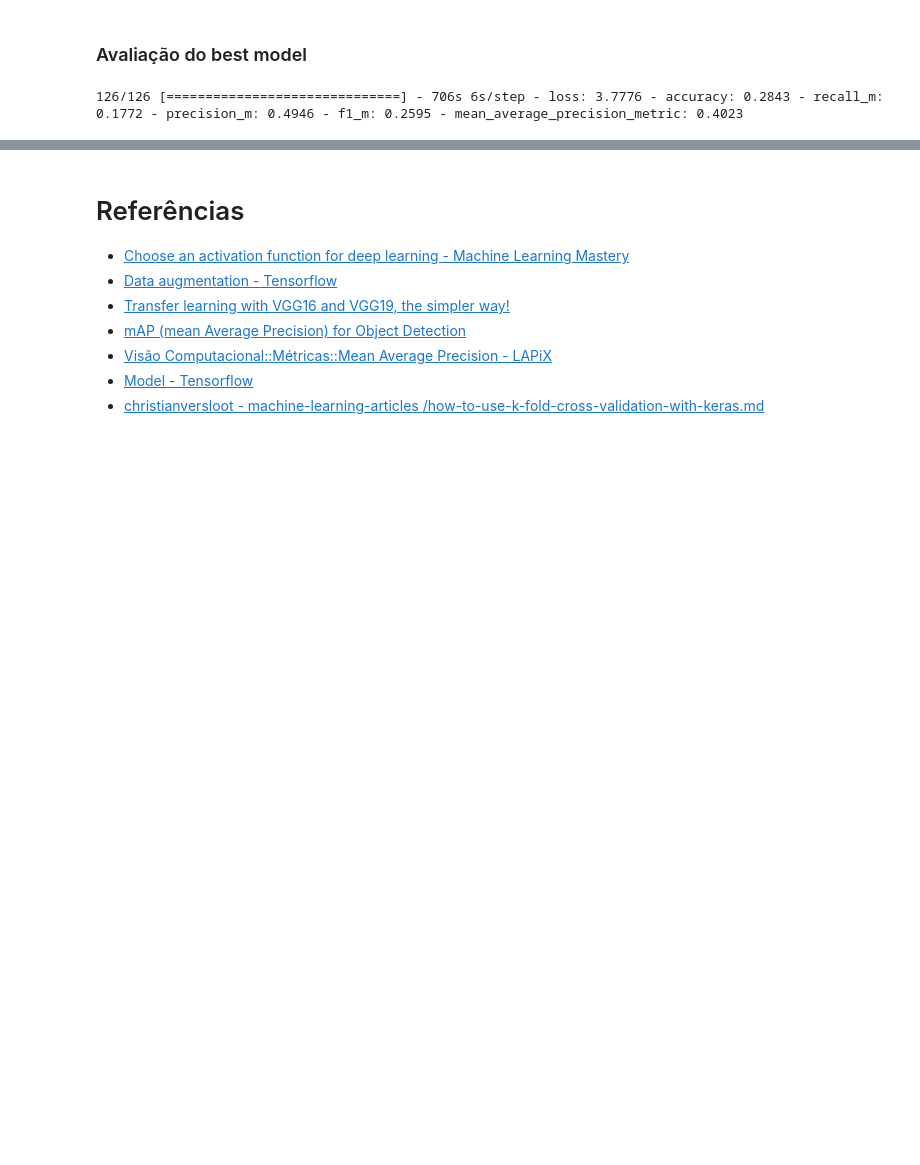
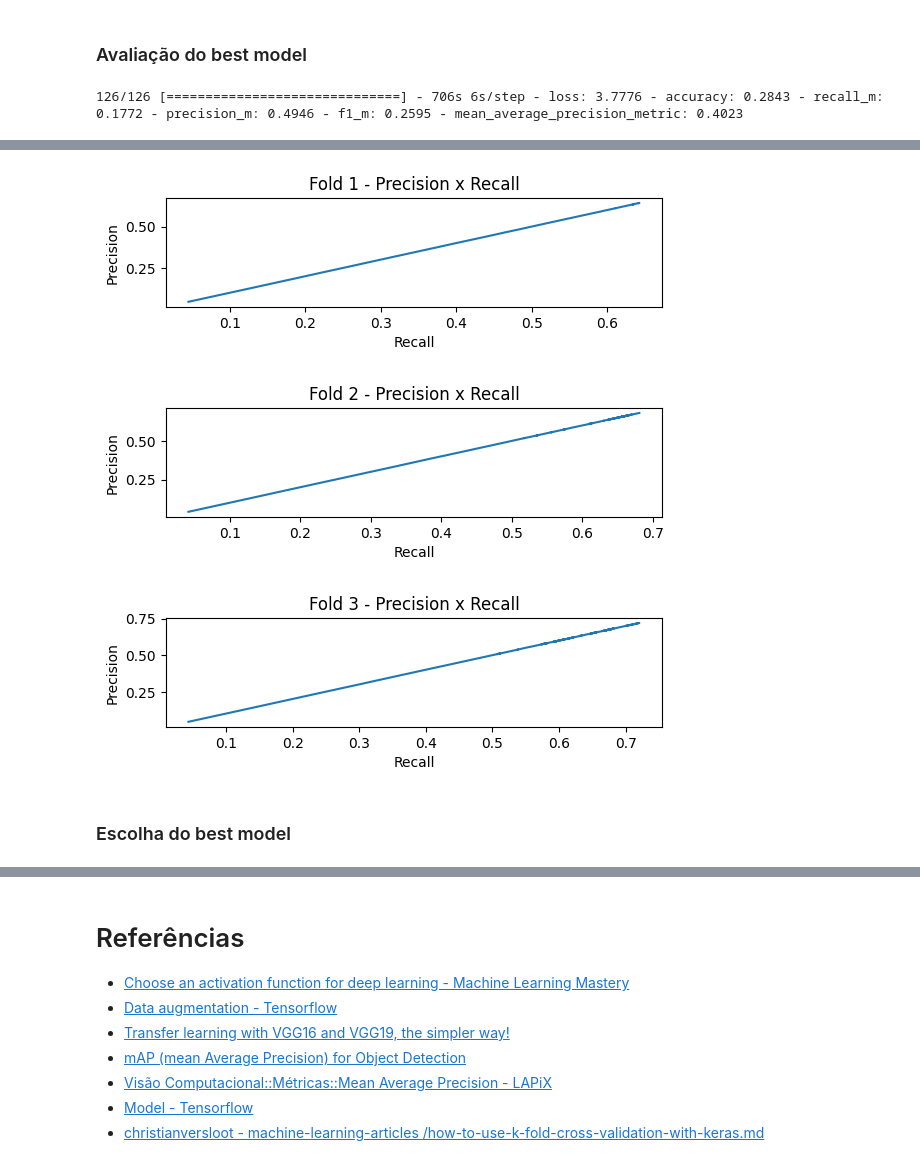
Before and after one commit to davidolima/car-model-classification, a Jupyter notebook: main.ipynb, the cells around one changed output, grey strips where cells are left out. Cells and saved outputs as stored; diff of their text form; code cells hidden in the pictures; blank space fills up the shorter version.

```diff
--- a/main.ipynb
+++ b/main.ipynb
@@ -404,0 +537,6 @@ bm_evaluation=best_model.evaluate(ds_test,
+# %%
+plotFoldsPR(fold_histories)
+# %% [output]
+[figure, added]
+[figure, added]
+[figure, added]
@@ -404,0 +549,2 @@ bm_evaluation=best_model.evaluate(ds_test,
+# %% [markdown]
+### Escolha do best model
```
Also changed, not shown: parts of 39 cells of this notebook.
